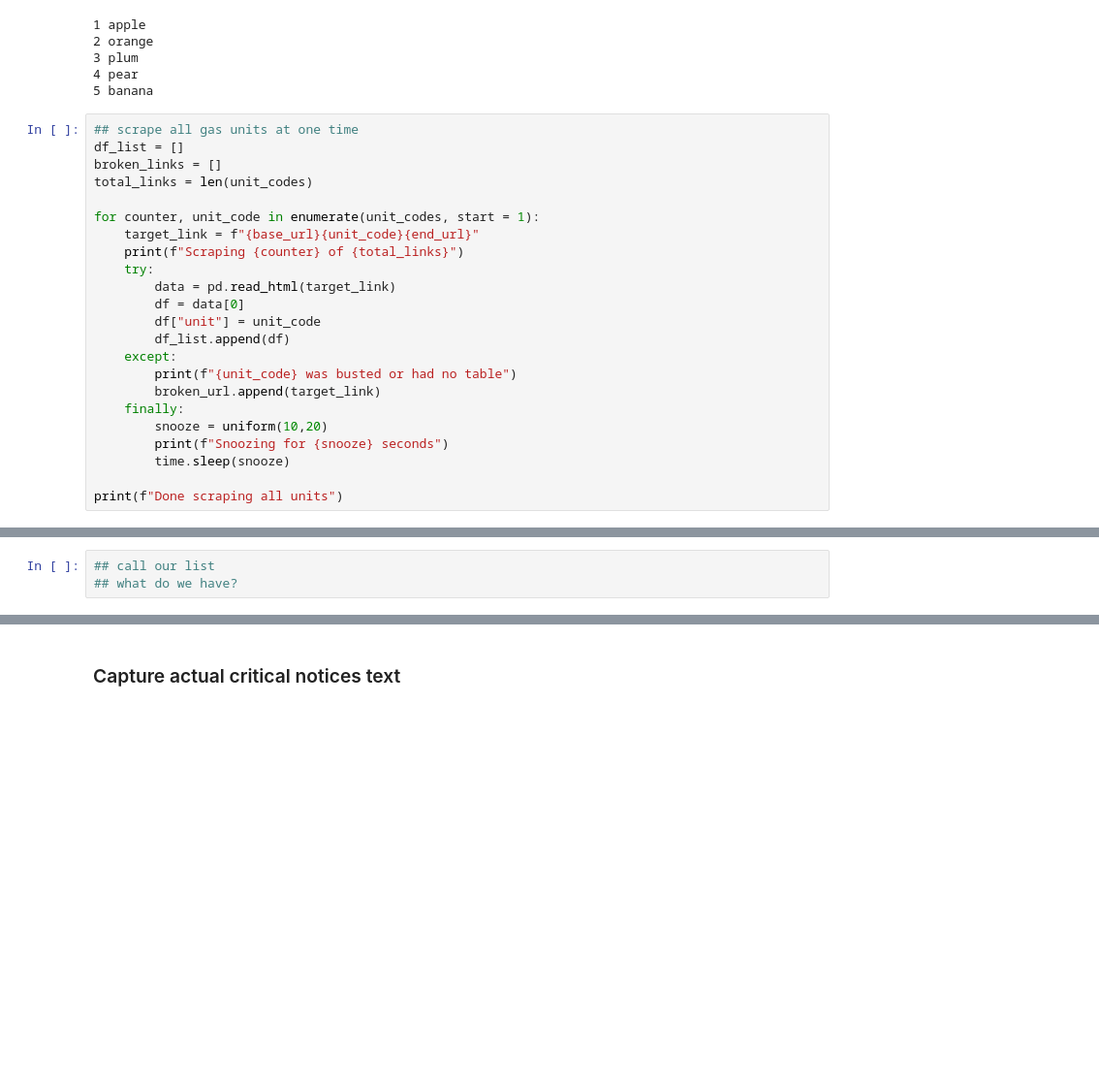
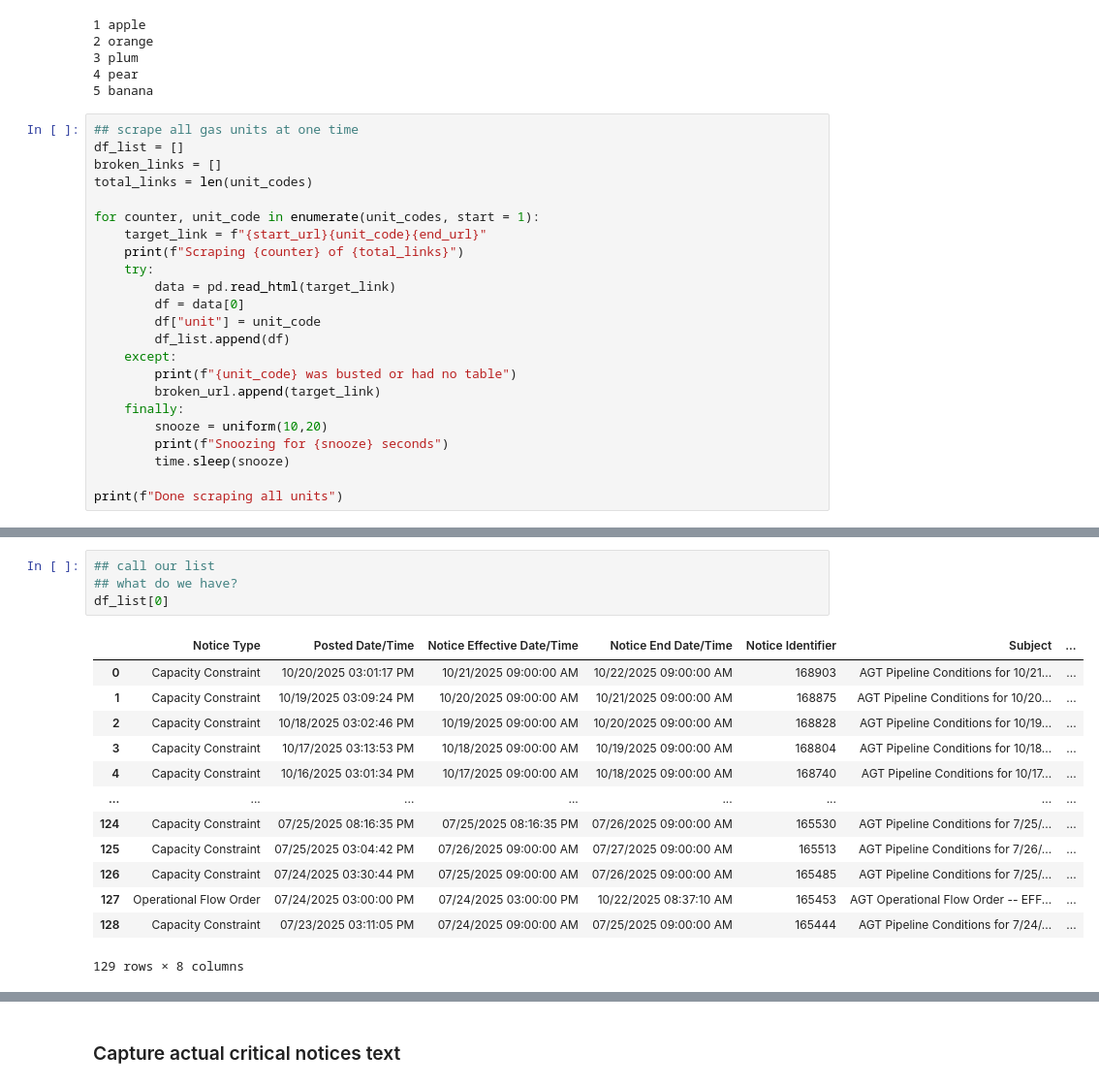
Before and after one commit to sandeepmj/2025-advanced-scraping, a Jupyter notebook: wk1-static-urls-DEMO.ipynb, the cells around one changed output, grey strips where cells are left out. Shown at 97% size. Drawn from its saved outputs; the diff is of its cells as text; blank space fills up the shorter version.

```diff
--- a/wk1-static-urls-DEMO.ipynb
+++ b/wk1-static-urls-DEMO.ipynb
@@ -397,7 +397,7 @@ broken_links = []
 total_links = len(unit_codes)
 
 for counter, unit_code in enumerate(unit_codes, start = 1):
-    target_link = f"{base_url}{unit_code}{end_url}"
+    target_link = f"{start_url}{unit_code}{end_url}"
     print(f"Scraping {counter} of {total_links}")
     try:
         data = pd.read_html(target_link)
@@ -416,5 +434,20 @@ print(f"Done scraping all units")
 # %%
 ## call our list
 ## what do we have?
+df_list[0]
+# %% [output]
+|  | Notice Type | Posted Date/Time | Notice Effective Date/Time | Notice End Date/Time | Notice Identifier | Subject | ... |
+| 0 | Capacity Constraint | 10/20/2025 03:01:17 PM | 10/21/2025 09:00:00 AM | 10/22/2025 09:00:00 AM | 168903 | AGT Pipeline Conditions for 10/21... | ... |
+| 1 | Capacity Constraint | 10/19/2025 03:09:24 PM | 10/20/2025 09:00:00 AM | 10/21/2025 09:00:00 AM | 168875 | AGT Pipeline Conditions for 10/20... | ... |
+| 2 | Capacity Constraint | 10/18/2025 03:02:46 PM | 10/19/2025 09:00:00 AM | 10/20/2025 09:00:00 AM | 168828 | AGT Pipeline Conditions for 10/19... | ... |
+| 3 | Capacity Constraint | 10/17/2025 03:13:53 PM | 10/18/2025 09:00:00 AM | 10/19/2025 09:00:00 AM | 168804 | AGT Pipeline Conditions for 10/18... | ... |
+| 4 | Capacity Constraint | 10/16/2025 03:01:34 PM | 10/17/2025 09:00:00 AM | 10/18/2025 09:00:00 AM | 168740 | AGT Pipeline Conditions for 10/17... | ... |
+| ... | ... | ... | ... | ... | ... | ... | ... |
+| 124 | Capacity Constraint | 07/25/2025 08:16:35 PM | 07/25/2025 08:16:35 PM | 07/26/2025 09:00:00 AM | 165530 | AGT Pipeline Conditions for 7/25/... | ... |
+| 125 | Capacity Constraint | 07/25/2025 03:04:42 PM | 07/26/2025 09:00:00 AM | 07/27/2025 09:00:00 AM | 165513 | AGT Pipeline Conditions for 7/26/... | ... |
+| 126 | Capacity Constraint | 07/24/2025 03:30:44 PM | 07/25/2025 09:00:00 AM | 07/26/2025 09:00:00 AM | 165485 | AGT Pipeline Conditions for 7/25/... | ... |
+| 127 | Operational Flow Order | 07/24/2025 03:00:00 PM | 07/24/2025 03:00:00 PM | 10/22/2025 08:37:10 AM | 165453 | AGT Operational Flow Order -- EFF... | ... |
+| 128 | Capacity Constraint | 07/23/2025 03:11:05 PM | 07/24/2025 09:00:00 AM | 07/25/2025 09:00:00 AM | 165444 | AGT Pipeline Conditions for 7/24/... | ... |
+129 rows × 8 columns
 # %%
 ## concat
```
Also changed, not shown: parts of 14 cells of this notebook.
